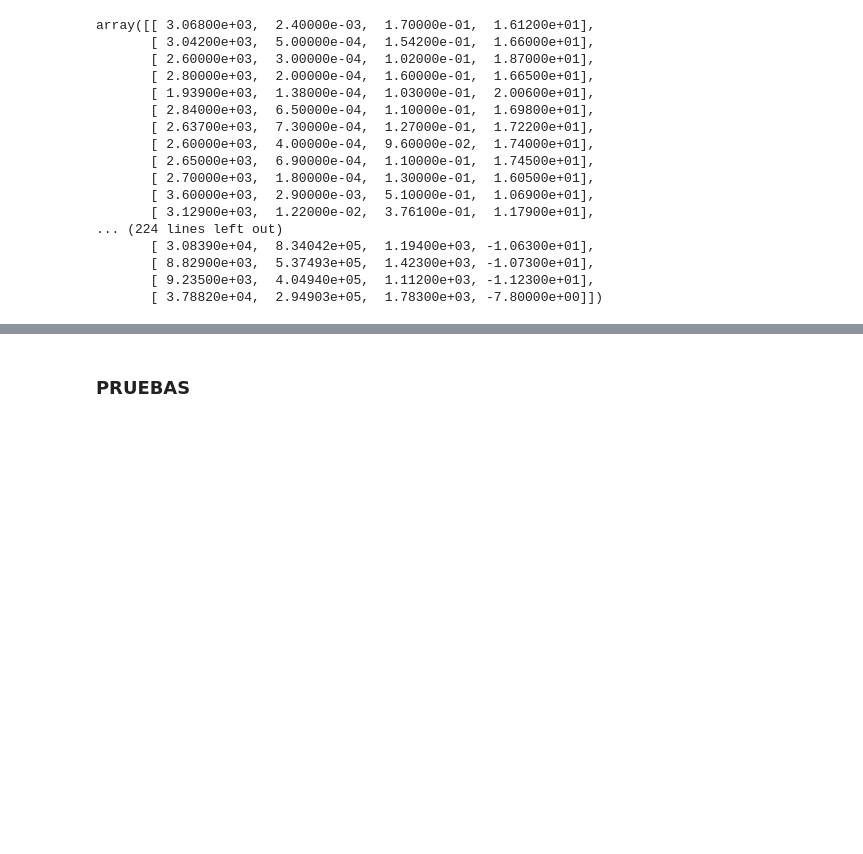
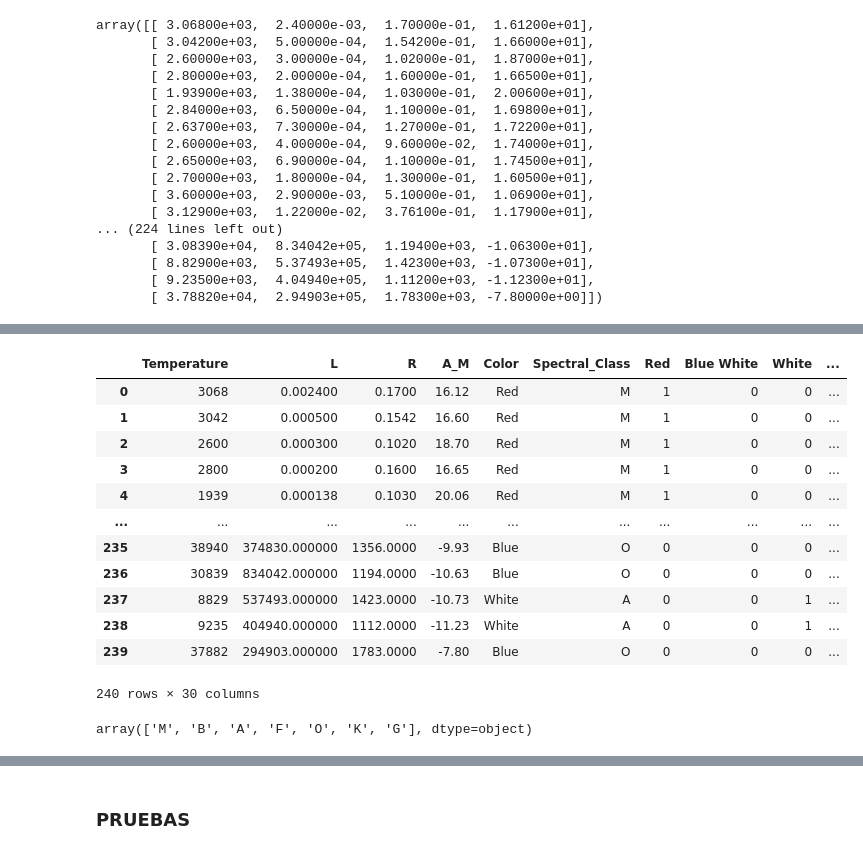
Before and after one commit to mgommez/practica2_ml, a Jupyter notebook: KMeans.ipynb, the cells around one changed output, grey strips where cells are left out. Cells and saved outputs as stored; diff of their text form; code cells hidden in the pictures; blank space fills up the shorter version.

```diff
--- a/KMeans.ipynb
+++ b/KMeans.ipynb
@@ -354,0 +400,32 @@ for i in range(kmeans_stars_prueba.n_clusters):
+# %%
+#2. One hot encoding de Clase espectral
+for spectral in stars['Spectral_Class'].unique():
+    labels= []
+    #Iteramos 1 vez por fila
+    for i in stars['Spectral_Class']:
+        if i==spectral:
+            labels.append(1)
+        else:
+            labels.append(0)
+    stars_1hot[spectral]= labels
+
+stars_1hot
+# %% [output]
+|  | Temperature | L | R | A_M | Color | Spectral_Class | Red | Blue White | White | ... |
+| 0 | 3068 | 0.002400 | 0.1700 | 16.12 | Red | M | 1 | 0 | 0 | ... |
+| 1 | 3042 | 0.000500 | 0.1542 | 16.60 | Red | M | 1 | 0 | 0 | ... |
+| 2 | 2600 | 0.000300 | 0.1020 | 18.70 | Red | M | 1 | 0 | 0 | ... |
+| 3 | 2800 | 0.000200 | 0.1600 | 16.65 | Red | M | 1 | 0 | 0 | ... |
+| 4 | 1939 | 0.000138 | 0.1030 | 20.06 | Red | M | 1 | 0 | 0 | ... |
+| ... | ... | ... | ... | ... | ... | ... | ... | ... | ... | ... |
+| 235 | 38940 | 374830.000000 | 1356.0000 | -9.93 | Blue | O | 0 | 0 | 0 | ... |
+| 236 | 30839 | 834042.000000 | 1194.0000 | -10.63 | Blue | O | 0 | 0 | 0 | ... |
+| 237 | 8829 | 537493.000000 | 1423.0000 | -10.73 | White | A | 0 | 0 | 1 | ... |
+| 238 | 9235 | 404940.000000 | 1112.0000 | -11.23 | White | A | 0 | 0 | 1 | ... |
+| 239 | 37882 | 294903.000000 | 1783.0000 | -7.80 | Blue | O | 0 | 0 | 0 | ... |
+240 rows × 30 columns
+# %%
+stars['Color'].unique()
+stars['Spectral_Class'].unique()
+# %% [output]
+array(['M', 'B', 'A', 'F', 'O', 'K', 'G'], dtype=object)
```
Also changed, not shown: parts of 26 cells of this notebook.
